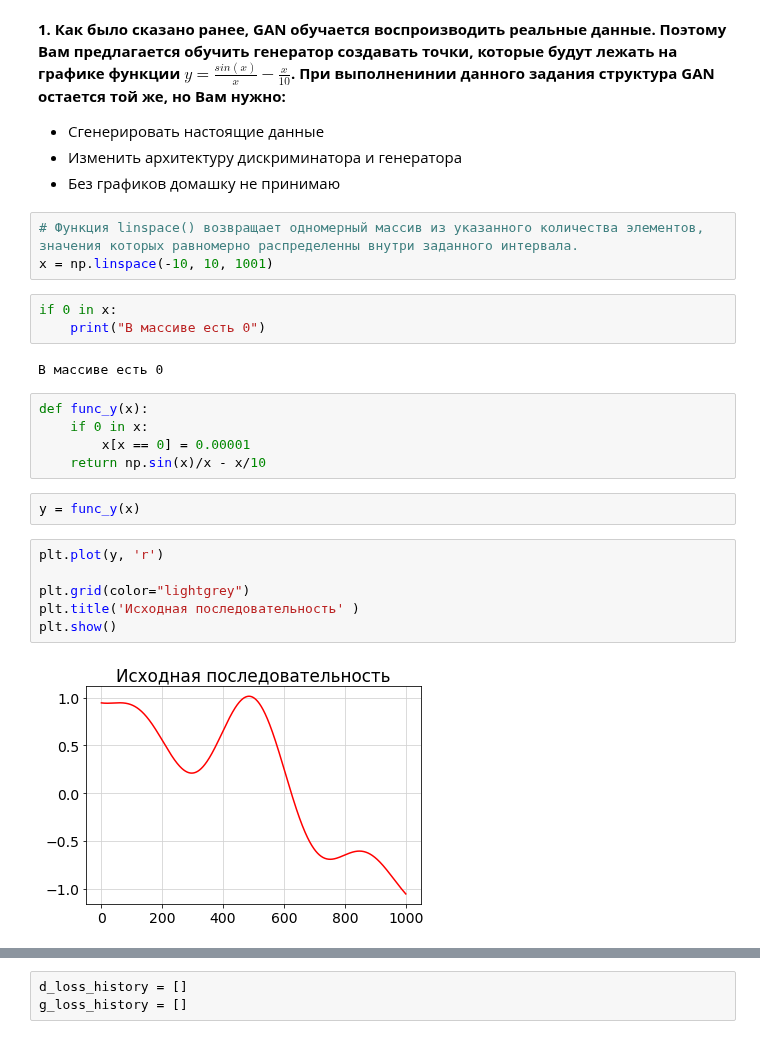
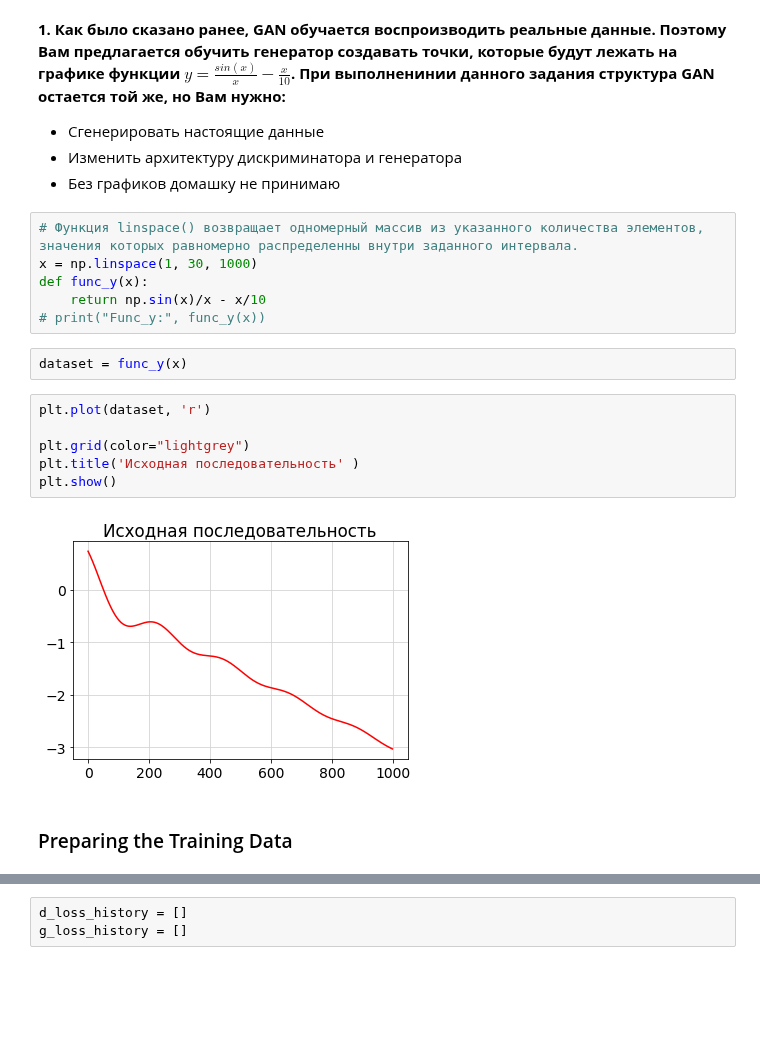
Before and after one commit to Miillya/Geekbrains, a Jupyter notebook: Фреймворк PyTorch для разработки искусственных нейронных сетей/Урок 3. Generative adversarial networks (GAN) генеративные сети/hw_03.ipynb, the cells around one changed output, grey strips where cells are left out. Cells and saved outputs as stored; diff of their text form; blank space fills up the shorter version.

```diff
--- a/Фреймворк PyTorch для разработки искусственных нейронных сетей/Урок 3. Generative adversarial networks (GAN) генеративные сети/hw_03.ipynb
+++ b/Фреймворк PyTorch для разработки искусственных нейронных сетей/Урок 3. Generative adversarial networks (GAN) генеративные сети/hw_03.ipynb
@@ -45,25 +46,20 @@ cpu
  * Без графиков домашку не принимаю
 # %%
 # Функция linspace() возвращает одномерный массив из указанного количества элементов, значения которых равномерно распределенны внутри заданного интервала.
-x = np.linspace(-10, 10, 1001)
+x = np.linspace(1, 30, 1000)
+def func_y(x):
+    return np.sin(x)/x - x/10
+# print("Func_y:", func_y(x))
-# %%
-if 0 in x:
-    print("В массиве есть 0")
-# %% [output]
-В массиве есть 0
-# %%
-def func_y(x):
-    if 0 in x:
-        x[x == 0] = 0.00001
-    return np.sin(x)/x - x/10
 # %%
-y = func_y(x)
+dataset = func_y(x)
 # %%
-plt.plot(y, 'r')
+plt.plot(dataset, 'r')
 
 plt.grid(color="lightgrey")
 plt.title('Исходная последовательность' )
 plt.show()
 # %% [output]
-[figure, old version]
+[figure, new version]
+# %% [markdown]
+### Preparing the Training Data
 # %%
```
Also changed, not shown: parts of 72 cells of this notebook, 10 other files.
